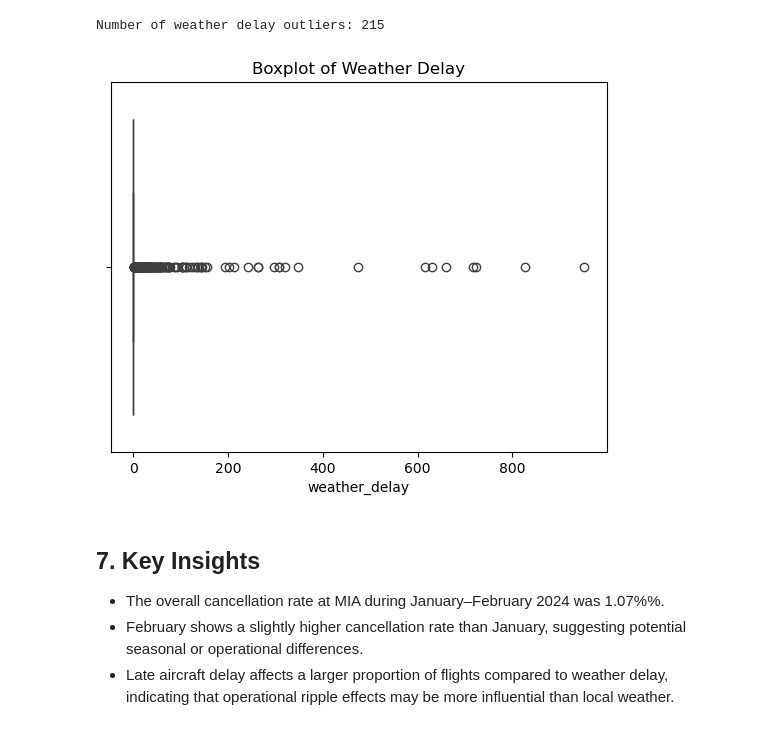
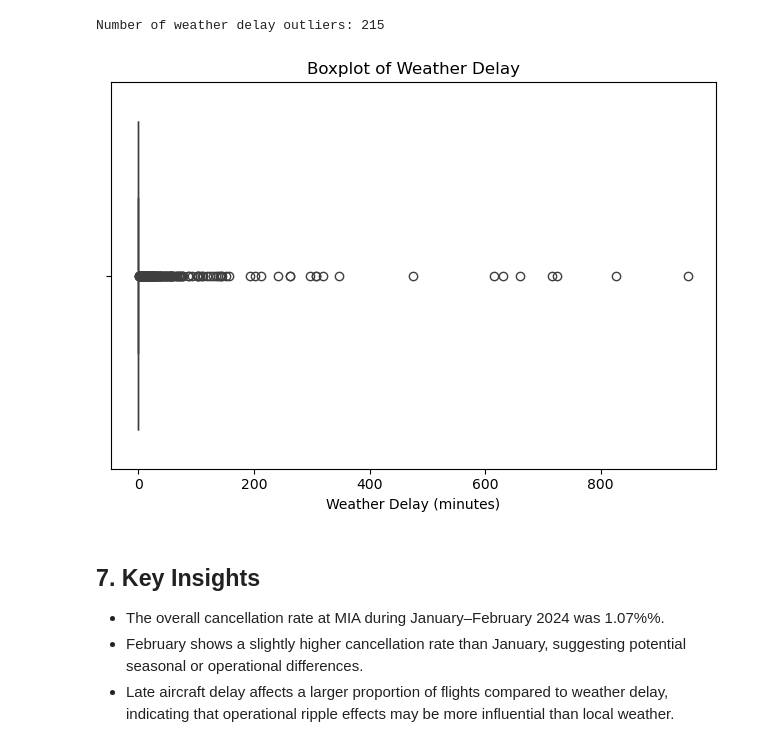
Before and after one commit to CFarron/CAP_3764_2026_Spring_Team_2, a Jupyter notebook: notebooks/02_eda.ipynb.ipynb, the cells around one changed output. Drawn from its saved outputs; the diff is of its cells as text; code cells hidden in the pictures.

```diff
--- a/notebooks/02_eda.ipynb.ipynb
+++ b/notebooks/02_eda.ipynb.ipynb
@@ -189,11 +217,20 @@ print(f"Number of weather delay outliers: {len(outliers_weather)}")
 # %% [output]
 Number of weather delay outliers: 215
 # %%
+plt.figure()
+
 sns.boxplot(x=df['weather_delay'])
+
 plt.title("Boxplot of Weather Delay")
+plt.xlabel("Weather Delay (minutes)")
+plt.tight_layout()
+
+# Save figure to outputs folder
+plt.savefig("../outputs/weather_delay_boxplot.png")
+
 plt.show()
 # %% [output]
-[figure, old version]
+[figure, new version]
 # %% [markdown]
 ## 7. Key Insights
 
```
Also changed, not shown: parts of 5 cells of this notebook.
